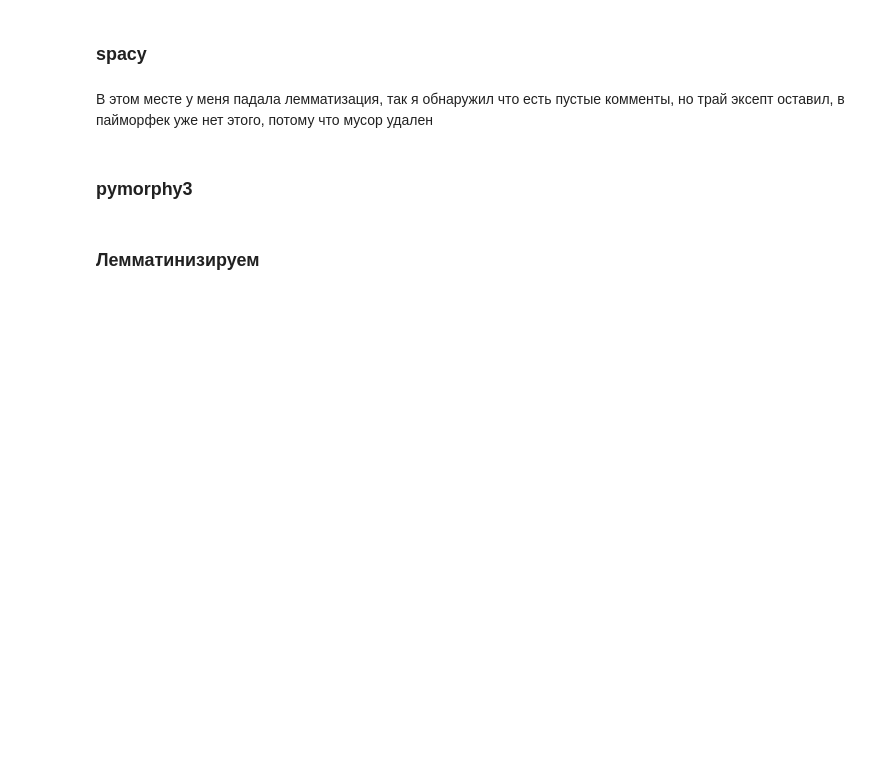
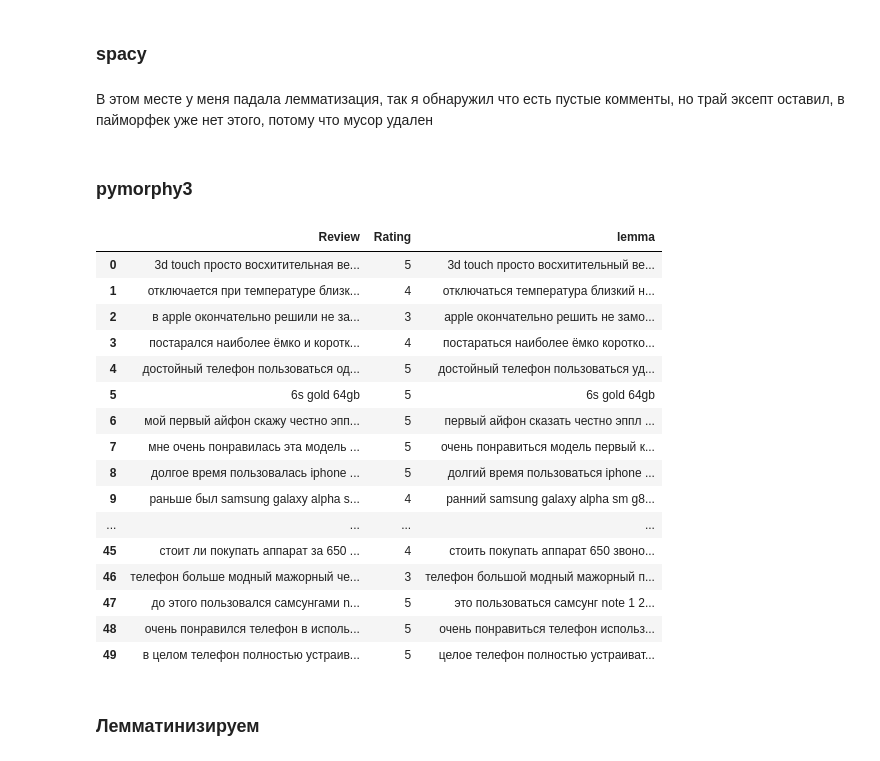
Before and after one commit to ivtroitskiy/nlp-basics, a Jupyter notebook: lesson1/notebook.ipynb, the cells around one changed output. Drawn from its saved outputs; the diff is of its cells as text; code cells hidden in the pictures; blank space fills up the shorter version.

```diff
--- a/lesson1/notebook.ipynb
+++ b/lesson1/notebook.ipynb
@@ -288,6 +299,26 @@ def pymorphy3_lemmatize_text(text):
     lemmas = [pymorphy3_analyzer.parse(word)[0].normal_form for word in text.split()]
     clean_tokens = [w for w in lemmas if not w in stop_words]
     return (' '.join(clean_tokens))
+# %%
+df.head(50)
+# %% [output]
+|  | Review | Rating | lemma |
+| 0 | 3d touch просто восхитительная ве... | 5 | 3d touch просто восхитительный ве... |
+| 1 | отключается при температуре близк... | 4 | отключаться температура близкий н... |
+| 2 | в apple окончательно решили не за... | 3 | apple окончательно решить не замо... |
+| 3 | постарался наиболее ёмко и коротк... | 4 | постараться наиболее ёмко коротко... |
+| 4 | достойный телефон пользоваться од... | 5 | достойный телефон пользоваться уд... |
+| 5 | 6s gold 64gb | 5 | 6s gold 64gb |
+| 6 | мой первый айфон скажу честно эпп... | 5 | первый айфон сказать честно эппл ... |
+| 7 | мне очень понравилась эта модель ... | 5 | очень понравиться модель первый к... |
+| 8 | долгое время пользовалась iphone ... | 5 | долгий время пользоваться iphone ... |
+| 9 | раньше был samsung galaxy alpha s... | 4 | ранний samsung galaxy alpha sm g8... |
+| ... | ... | ... | ... |
+| 45 | стоит ли покупать аппарат за 650 ... | 4 | стоить покупать аппарат 650 звоно... |
+| 46 | телефон больше модный мажорный че... | 3 | телефон большой модный мажорный п... |
+| 47 | до этого пользовался самсунгами n... | 5 | это пользоваться самсунг note 1 2... |
+| 48 | очень понравился телефон в исполь... | 5 | очень понравиться телефон использ... |
+| 49 | в целом телефон полностью устраив... | 5 | целое телефон полностью устраиват... |
 # %% [markdown]
 ### Лемматинизируем
 # %%
```
Also changed, not shown: parts of 49 cells of this notebook, 4 other files.
